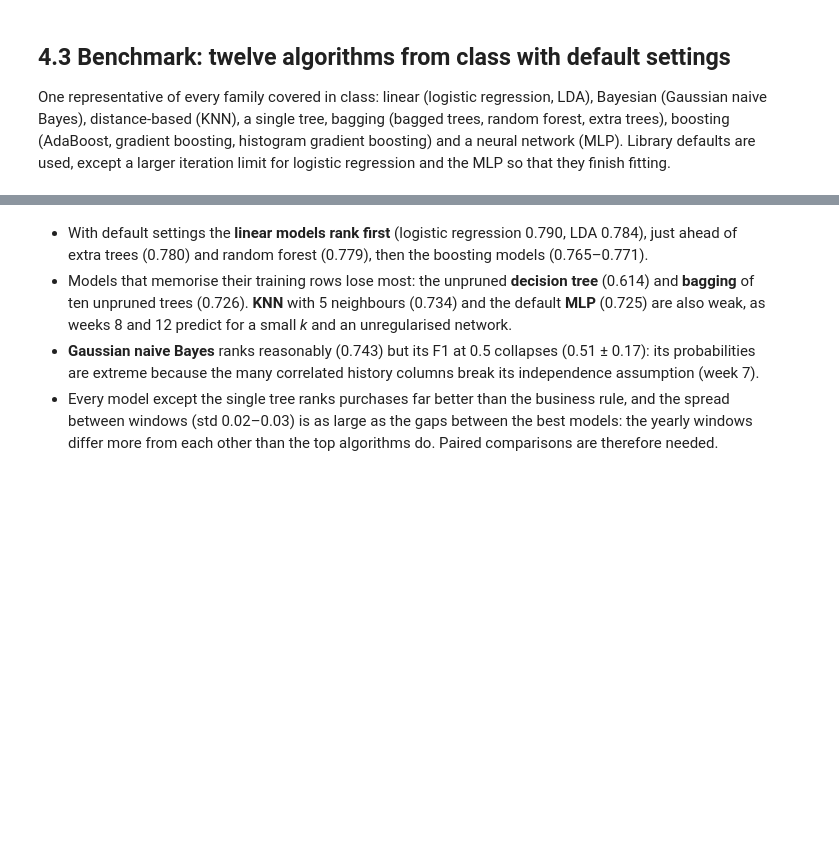
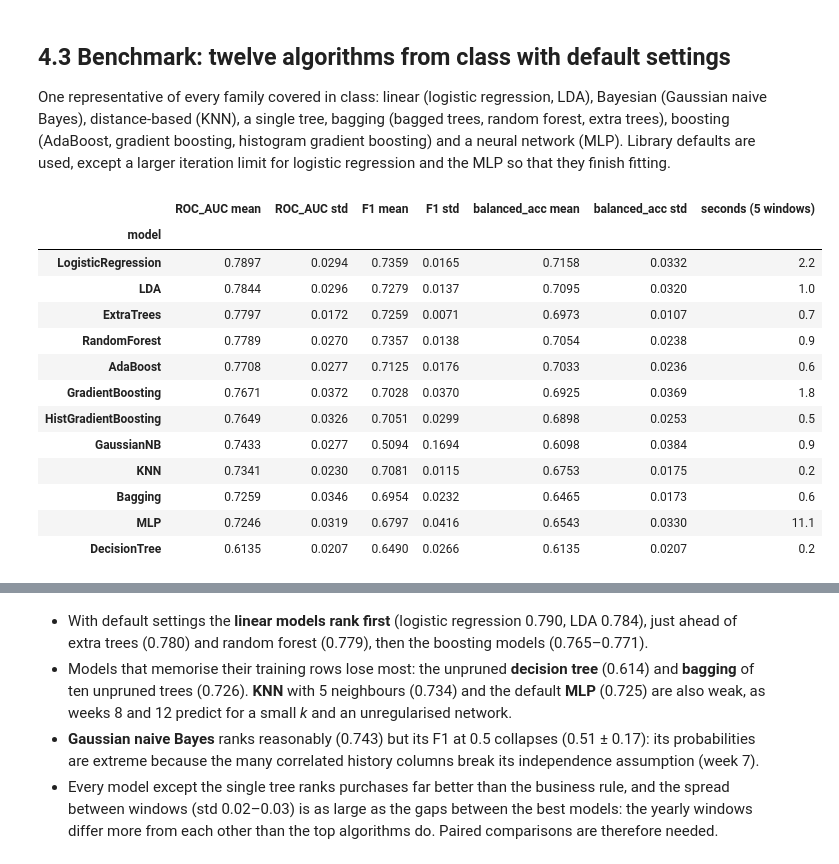
Before and after one commit to GoncaloGouveia04/ML_Project, a Jupyter notebook: notebooks/04_Modelling_and_Optimisation.ipynb, the cells around one changed output, grey strips where cells are left out. Drawn from its saved outputs; the diff is of its cells as text; code cells hidden in the pictures; blank space fills up the shorter version.

```diff
--- a/notebooks/04_Modelling_and_Optimisation.ipynb
+++ b/notebooks/04_Modelling_and_Optimisation.ipynb
@@ -102,52 +90,46 @@ Predicting "repeat" for everyone already gives F1 = 0.703 on these windows, with
 One representative of every family covered in class: linear (logistic regression, LDA), Bayesian (Gaussian naive Bayes), distance-based (KNN), a single tree, bagging (bagged trees, random forest, extra trees), boosting (AdaBoost, gradient boosting, histogram gradient boosting) and a neural network (MLP). Library defaults are used, except a larger iteration limit for logistic regression and the MLP so that they finish fitting.
 # %%
 # One algorithm per family seen in class, with library defaults (only a larger max_iter so that
-# the iterative fits finish): week 6 linear, week 7 naive Bayes, week 8 KNN, week 9 tree,
-# week 10 bagging / forests, week 11 boosting, week 12 MLP.
+# the iterative fits finish): week 6 linear, week 7 LDA and naive Bayes, week 8 KNN, week 9 tree,
+# week 10 bagging and forests, week 11 boosting, week 12 MLP.
 defaults = {
-    ### STANDALONE MODELS
     "LogisticRegression": LogisticRegression(max_iter=5000, random_state=R),
     "LDA": LinearDiscriminantAnalysis(),
     "GaussianNB": GaussianNB(),
     "KNN": KNeighborsClassifier(),
     "DecisionTree": DecisionTreeClassifier(random_state=R),
+    "Bagging": BaggingClassifier(random_state=R),
+    "RandomForest": RandomForestClassifier(random_state=R, n_jobs=1),
     "ExtraTrees": ExtraTreesClassifier(random_state=R, n_jobs=1),
-    "MLP": MLPClassifier(max_iter=1000, random_state=R),
-
-    ### ENSEMBLES
-    "Bagging": BaggingClassifier(random_state=R),
     "AdaBoost": AdaBoostClassifier(random_state=R),
     "GradientBoosting": GradientBoostingClassifier(random_state=R),
     "HistGradientBoosting": HistGradientBoostingClassifier(random_state=R),
-    "RandomForest": RandomForestClassifier(random_state=R, n_jobs=1),
+    "MLP": MLPClassifier(max_iter=1000, random_state=R),
 }
 
 default_scores, rows = {}, []
-
-for name, model in tqdm(defaults.items(), total=len(defaults), desc="Benchmarking models", unit="model"):
+for name, model in defaults.items():
     start = time.time()
-
-    default_scores[name], _ = pp.cross_validate_time(
-        pipeline(model), X, y, folds
-    )
-
-    elapsed = round(time.time() - start, 1)
-
-    rows.append({
-        "model": name,
-        **pp.summarise(default_scores[name]),
-        "seconds (5 windows)": elapsed
-    })
-
-    tqdm.write(
-        f"{name} completed | "
-        f"ROC-AUC: {default_scores[name]['ROC_AUC'].mean():.4f} | "
-        f"Time: {elapsed}s"
-    )
-
+    default_scores[name], _ = pp.cross_validate_time(pipeline(model), X, y, folds)
+    rows.append({"model": name, **pp.summarise(default_scores[name]),
+                 "seconds (5 windows)": round(time.time() - start, 1)})
 benchmark = pd.DataFrame(rows).set_index("model").sort_values("ROC_AUC mean", ascending=False)
-
 display(benchmark.round(4))
+# %% [output]
+|  | ROC_AUC mean | ROC_AUC std | F1 mean | F1 std | balanced_acc mean | balanced_acc std | seconds (5 windows) |
+| model |  |  |  |  |  |  |  |
+| LogisticRegression | 0.7897 | 0.0294 | 0.7359 | 0.0165 | 0.7158 | 0.0332 | 2.2 |
+| LDA | 0.7844 | 0.0296 | 0.7279 | 0.0137 | 0.7095 | 0.0320 | 1.0 |
+| ExtraTrees | 0.7797 | 0.0172 | 0.7259 | 0.0071 | 0.6973 | 0.0107 | 0.7 |
+| RandomForest | 0.7789 | 0.0270 | 0.7357 | 0.0138 | 0.7054 | 0.0238 | 0.9 |
+| AdaBoost | 0.7708 | 0.0277 | 0.7125 | 0.0176 | 0.7033 | 0.0236 | 0.6 |
+| GradientBoosting | 0.7671 | 0.0372 | 0.7028 | 0.0370 | 0.6925 | 0.0369 | 1.8 |
+| HistGradientBoosting | 0.7649 | 0.0326 | 0.7051 | 0.0299 | 0.6898 | 0.0253 | 0.5 |
+| GaussianNB | 0.7433 | 0.0277 | 0.5094 | 0.1694 | 0.6098 | 0.0384 | 0.9 |
+| KNN | 0.7341 | 0.0230 | 0.7081 | 0.0115 | 0.6753 | 0.0175 | 0.2 |
+| Bagging | 0.7259 | 0.0346 | 0.6954 | 0.0232 | 0.6465 | 0.0173 | 0.6 |
+| MLP | 0.7246 | 0.0319 | 0.6797 | 0.0416 | 0.6543 | 0.0330 | 11.1 |
+| DecisionTree | 0.6135 | 0.0207 | 0.6490 | 0.0266 | 0.6135 | 0.0207 | 0.2 |
 # %%
 # ROC-AUC of every model in every window (one dot per window).
 order = benchmark.index
```
Also changed, not shown: parts of 27 cells of this notebook, 19 other files.
